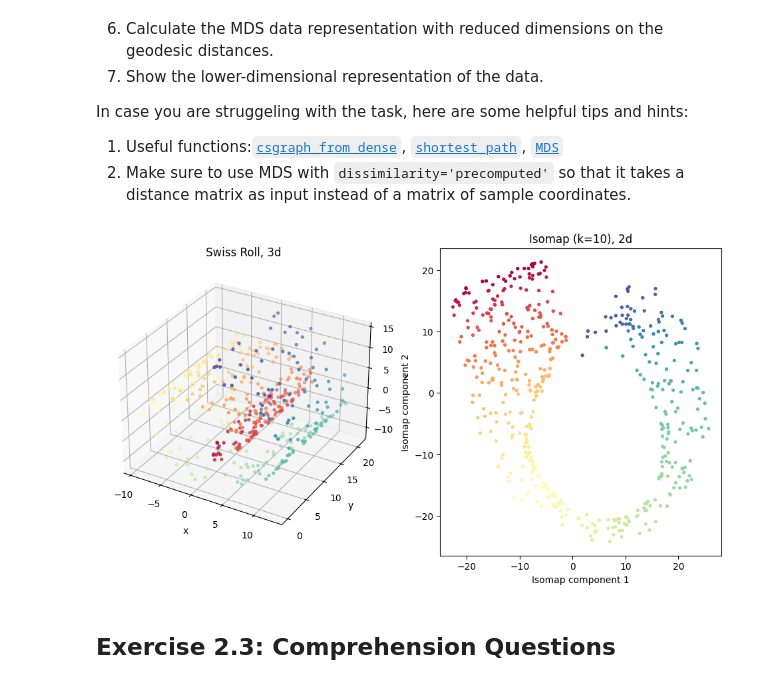
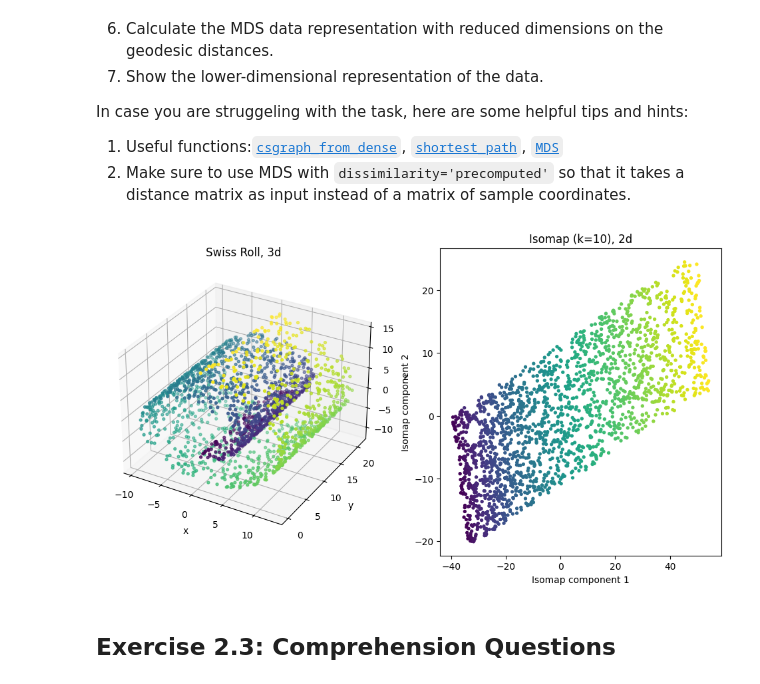
Before and after one commit to lorenz-reichert/maschinelles-lernen-2026, a Jupyter notebook: exercise_2.ipynb, the cells around one changed output. Drawn from its saved outputs; the diff is of its cells as text; code cells hidden in the pictures.

```diff
--- a/exercise_2.ipynb
+++ b/exercise_2.ipynb
@@ -59,7 +53,7 @@ from sklearn.datasets import make_swiss_roll
 ## Define variables
 
 # TODO n_samples : number of random samples (observations)
-n_samples = 500 # TODO
+n_samples = 3000 # TODO
 
 # n_dims : number of dimensions of the embedding
 n_dims = 2
@@ -103,9 +97,10 @@ data_mds = eig_vectors[:, :n_dims] * eig_values_root
 
 # TODO visualize both the original data and its embedding (add_subplot, scatter)
 from mpl_toolkits.mplot3d import Axes3D
+colormap = "viridis"
 fig = plt.figure(figsize = (12,6))
 ax = fig.add_subplot(121, projection='3d') #get Axes3D object for subplot
-ax.scatter(data[:, 0], data[:, 1], data[:, 2], c=color, cmap="Spectral", s=8) #3d plot here
+ax.scatter(data[:, 0], data[:, 1], data[:, 2], c=color, cmap=colormap, s=8) #3d plot here
 ax.set_title("Swiss Roll, 3d")
 ax.set_xlabel("x")
 ax.set_ylabel("y")
@@ -113,7 +108,7 @@ ax.set_zlabel("z")
 
 # 2d plot here
 ax = fig.add_subplot(122) #get Axes object for subplot
-ax.scatter(data_mds[:, 0], data_mds[:, 1], c=color, cmap="Spectral", s=8)
+ax.scatter(data_mds[:, 0], data_mds[:, 1], c=color, cmap=colormap, s=8)
 ax.set_title("Classical MDS, 2d")
 ax.set_xlabel("MDS component 1")
 ax.set_ylabel("MDS component 2")
@@ -149,7 +144,7 @@ from sklearn.datasets import make_swiss_roll
 ## Define variables
 
 # TODO n_samples : number of random samples (observations)
-n_samples = 500  # TODO
+n_samples = 2000  # TODO
 
 # n_dims : number of dimensions of the embedding
 n_dims = 2
@@ -184,36 +179,36 @@ for i in range(n_samples):
 # enforce distances_local to be symmetric
 distances_local_transposed = distances_local.T
 # get all entries that should be !=0 but are not in the current dist mat
 mask = (distances_local == 0) & (distances_local_transposed != 0);
 distances_local[mask] = distances_local_transposed[mask]
 
 # TODO compute shortest paths
 # output: [D(i,j)], where D(i,j) = distance from node 'i' to node 'j'
 distances_geodesic = shortest_path(distances_local, directed=False, unweighted=False, method="D")
 assert not np.any(np.isinf(distances_geodesic)), 'Error: manifold is fragmented into multiple disconnected regions.'
 
 # TODO classical multidimensional scaling (MDS)
 embedding = MDS(n_components=n_dims, dissimilarity="precomputed", random_state=67)
 data_isomap = embedding.fit_transform(distances_geodesic)
 
 # TODO visualize both the original data and its embedding (add_subplot, scatter)
 from mpl_toolkits.mplot3d import Axes3D
 fig = plt.figure(figsize = (12,6))
 ax = fig.add_subplot(121, projection='3d')
-ax.scatter(data[:, 0], data[:, 1], data[:, 2], c=color, cmap="Spectral", s=8) # 3d plot here
+ax.scatter(data[:, 0], data[:, 1], data[:, 2], c=color, cmap=colormap, s=8) # 3d plot here
 ax.set_title("Swiss Roll, 3d")
 ax.set_xlabel("x")
 ax.set_ylabel("y")
 ax.set_zlabel("z")
 
 ax = fig.add_subplot(122)
-ax.scatter(data_isomap[:, 0], data_isomap[:, 1], c=color, cmap="Spectral", s=8) # 2d plot here
+ax.scatter(data_isomap[:, 0], data_isomap[:, 1], c=color, cmap=colormap, s=8) # 2d plot here
 ax.set_title(f"Isomap (k={n_neighbors}), 2d")
 ax.set_xlabel("Isomap component 1")
 ax.set_ylabel("Isomap component 2")
 plt.show()
 # %% [output]
-[figure, old version]
+[figure, new version]
 # %% [markdown]
 ## Exercise 2.3: Comprehension Questions
 # %% [markdown]
```
Also changed, not shown: parts of 2 cells of this notebook.
